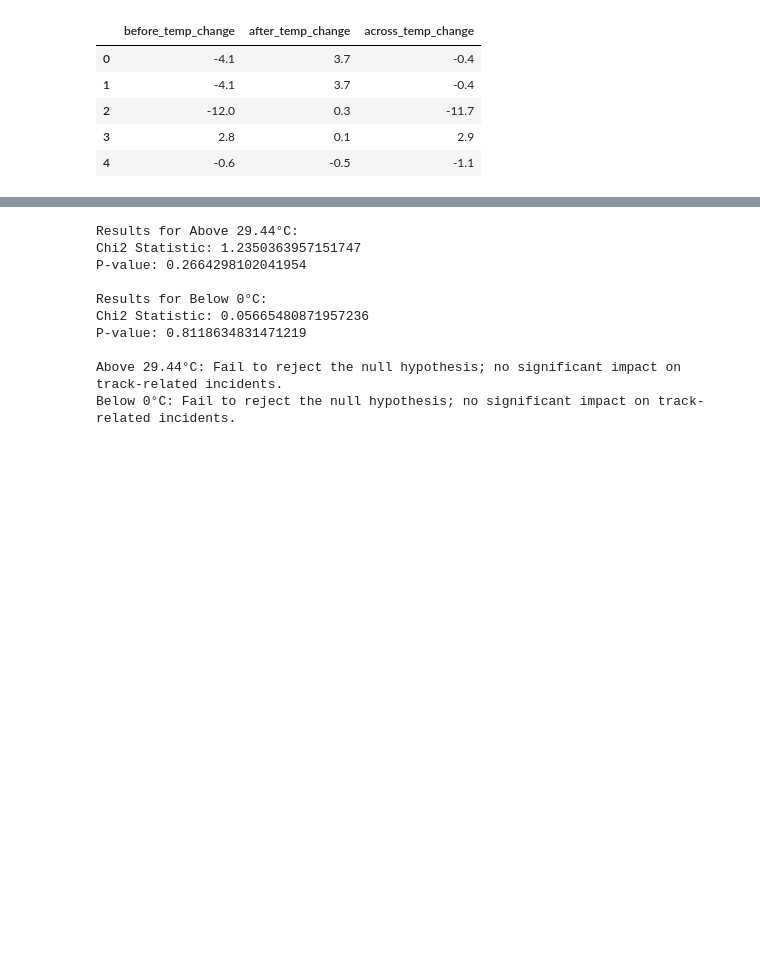
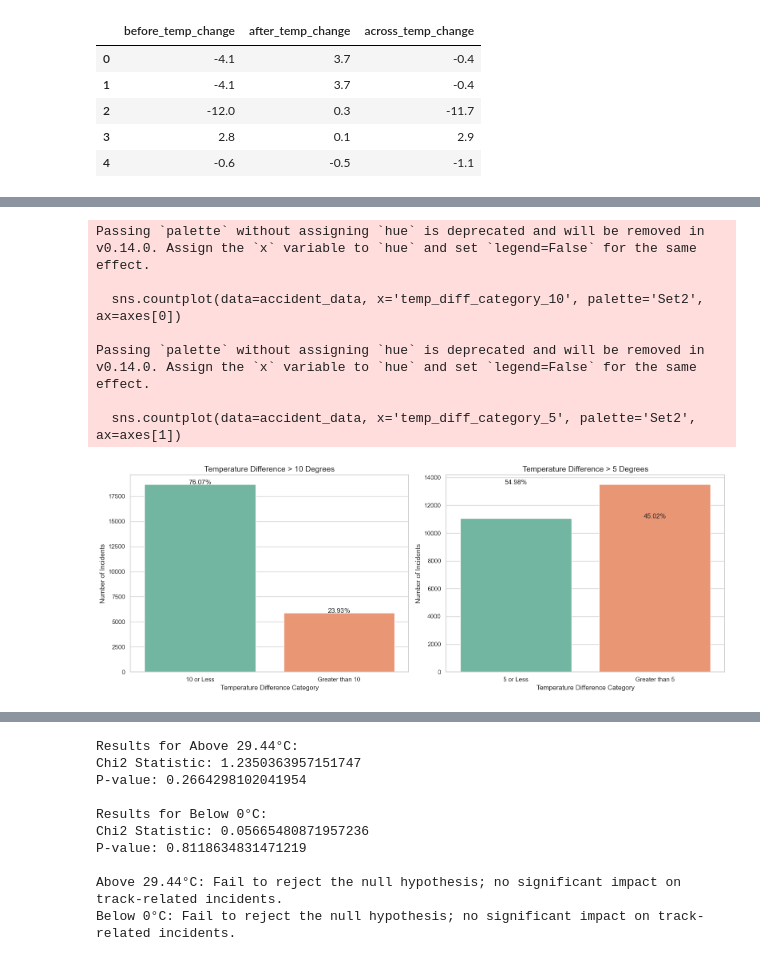
Before and after one commit to NRSchaaf/Railroad_Accidents, a Jupyter notebook: weathering_the_rails_analysis.ipynb, the cells around one changed output, grey strips where cells are left out. Cells and saved outputs as stored; diff of their text form; code cells hidden in the pictures; blank space fills up the shorter version.

```diff
--- a/weathering_the_rails_analysis.ipynb
+++ b/weathering_the_rails_analysis.ipynb
@@ -391,0 +290,56 @@ plt.show()
+# %%
+# Humnan reporting accuracy at different temperature thresholds.
+
+# Create a new column for temperature difference categorized by 10 degrees
+accident_data['temp_diff_category_10'] = accident_data['temp_diff'].apply(
+    lambda x: 'Greater than 10' if x > 10 else '10 or Less'
+)
+
+# Create a new column for temperature difference categorized by 5 degrees
+accident_data['temp_diff_category_5'] = accident_data['temp_diff'].apply(
+    lambda x: 'Greater than 5' if x > 5 else '5 or Less'
+)
+
+# Set up the figure with two subplots
+fig, axes = plt.subplots(1, 2, figsize=(16, 6))
+
+# Plot the first graph with a 10-degree variance
+category_counts_10 = accident_data['temp_diff_category_10'].value_counts()
+category_percentages_10 = (category_counts_10 / len(accident_data)) * 100
+
+sns.countplot(data=accident_data, x='temp_diff_category_10', palette='Set2', ax=axes[0])
+axes[0].set_title('Temperature Difference > 10 Degrees', fontsize=14)
+axes[0].set_xlabel('Temperature Difference Category', fontsize=12)
+axes[0].set_ylabel('Number of Incidents', fontsize=12)
+
+# Add percentage labels to the first graph
+for i, count in enumerate(category_counts_10):
+    percentage = category_percentages_10.iloc[i]
+    axes[0].text(i, count + 10, f'{percentage:.2f}%', ha='center', fontsize=12)
+
+# Plot the second graph with a 5-degree variance
+category_counts_5 = accident_data['temp_diff_category_5'].value_counts()
+category_percentages_5 = (category_counts_5 / len(accident_data)) * 100
+
+sns.countplot(data=accident_data, x='temp_diff_category_5', palette='Set2', ax=axes[1])
+axes[1].set_title('Temperature Difference > 5 Degrees', fontsize=14)
+axes[1].set_xlabel('Temperature Difference Category', fontsize=12)
+axes[1].set_ylabel('Number of Incidents', fontsize=12)
+
+# Add percentage labels to the second graph
+for i, count in enumerate(category_counts_5):
+    percentage = category_percentages_5.iloc[i]
+    axes[1].text(i, count + 10, f'{percentage:.2f}%', ha='center', fontsize=12)
+
+# Display the plot
+plt.tight_layout()
+plt.show()
+# %% [output]
+Passing `palette` without assigning `hue` is deprecated and will be removed in v0.14.0. Assign the `x` variable to `hue` and set `legend=False` for the same effect.
+
+  sns.countplot(data=accident_data, x='temp_diff_category_10', palette='Set2', ax=axes[0])
+
+Passing `palette` without assigning `hue` is deprecated and will be removed in v0.14.0. Assign the `x` variable to `hue` and set `legend=False` for the same effect.
+
+  sns.countplot(data=accident_data, x='temp_diff_category_5', palette='Set2', ax=axes[1])
+[figure, added]
```
Also changed, not shown: parts of 21 cells of this notebook, 1 other file.
